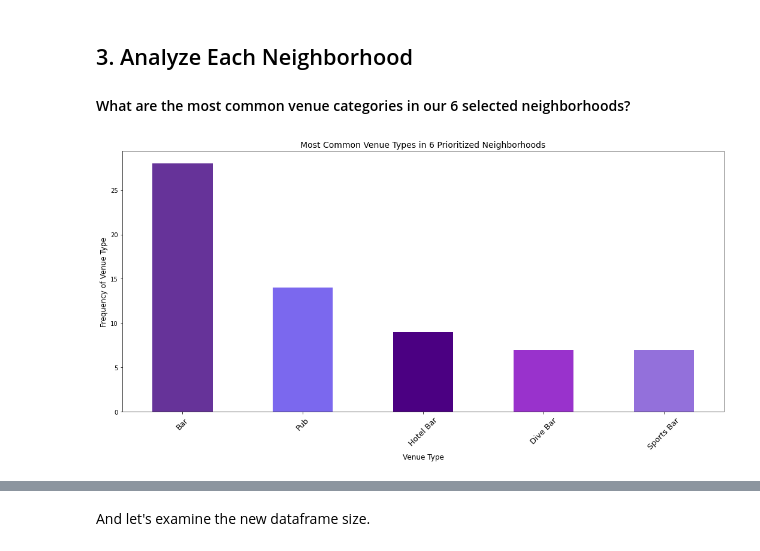
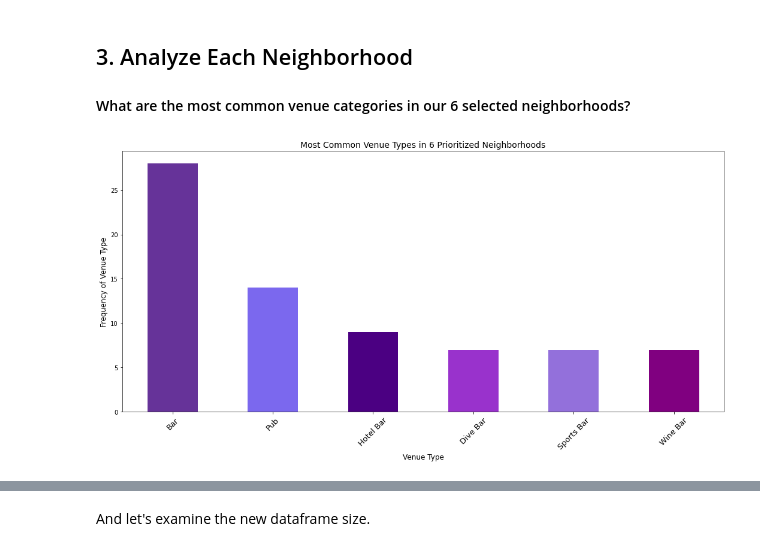
Before and after one commit to Ozzy878/Coursera_Capstone, a Jupyter notebook: Battle of the Neighborhoods/IBM_Final_CapstoneProject.ipynb, the cells around one changed output, grey strips where cells are left out. Saved outputs shown, nothing was run; the diff lists cells and outputs as text; code cells hidden in the pictures.

```diff
--- a/Battle of the Neighborhoods/IBM_Final_CapstoneProject.ipynb
+++ b/Battle of the Neighborhoods/IBM_Final_CapstoneProject.ipynb
@@ -384,22 +384,22 @@ There are 12 uniques categories.
 # %%
 boston_top_venues = boston_bar_venues.groupby(
     'Venue Category', as_index = False).count().sort_values(
-    'Neighborhood', ascending = False).head(5)
+    'Neighborhood', ascending = False).head(6)
 boston_top_venues = boston_top_venues[['Venue Category','Neighborhood']]
 boston_top_venues.rename(columns={'Neighborhood': 'Frequency'}, inplace = True)
 boston_top_venues.plot.bar(
     x='Venue Category', y='Frequency',
     legend=None, title="Most common venue types in 6 prioritized neighborhoods",
     rot=45, figsize=(18, 8),
-    color=['rebeccapurple','mediumslateblue','indigo','darkorchid','mediumpurple'])
+    color=['rebeccapurple','mediumslateblue','indigo','darkorchid','mediumpurple', 'purple'])
 
 plt.ylabel('Frequency of Venue Type', fontsize=12)
 plt.xticks(fontsize=13)
 plt.xlabel('Venue Type', fontsize=12)
 plt.title('Most Common Venue Types in 6 Prioritized Neighborhoods', fontsize = 14)
 plt.show()
 # %% [output]
-[figure, old version]
+[figure, new version]
 # %%
 # one hot encoding
 boston_onehot = pd.get_dummies(boston_bar_venues[['Venue Category']], prefix="", prefix_sep="")
```
Also changed, not shown: parts of 10 cells of this notebook.
